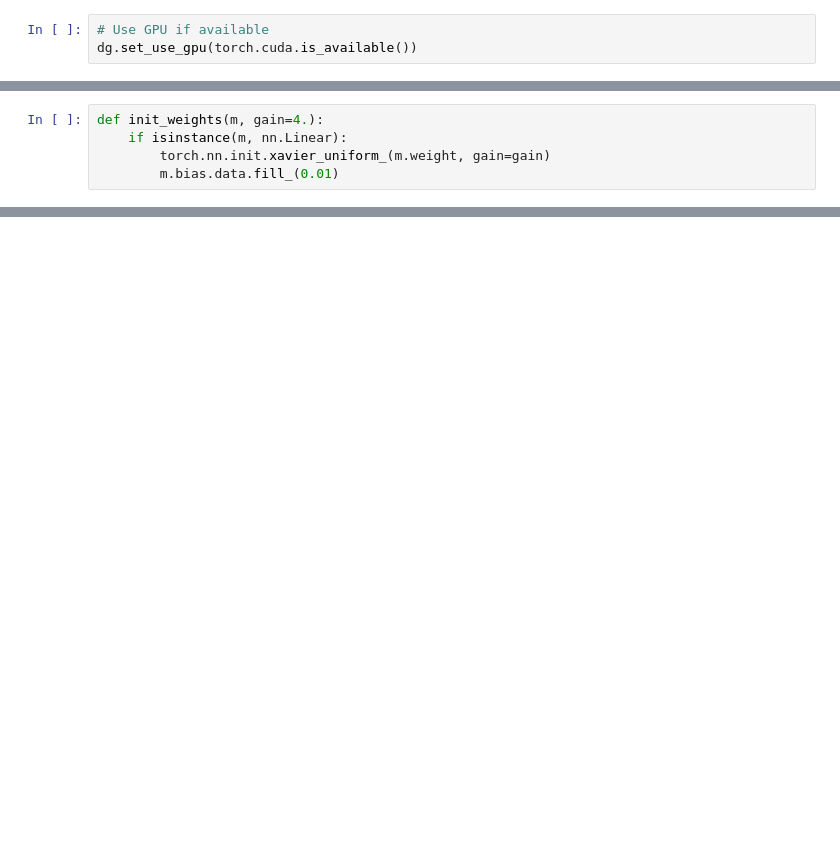
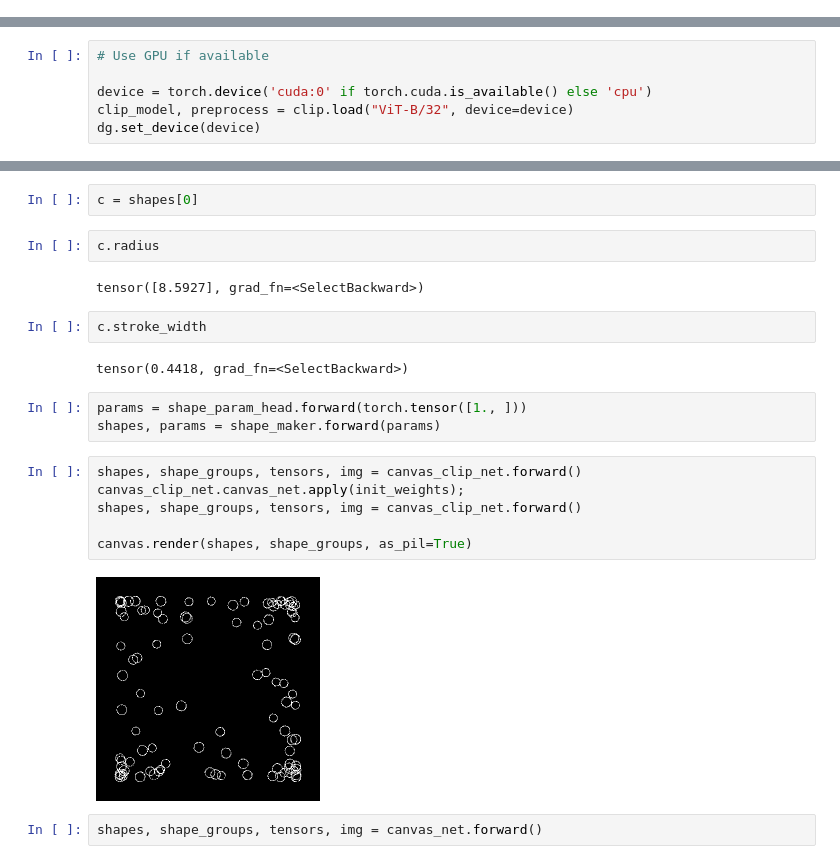
Before and after one commit to ANaka/genpen, a Jupyter notebook: scratch/068_refactor.ipynb, the cells around one changed output, grey strips where cells are left out. Cells and saved outputs as stored; diff of their text form; blank space fills up the shorter version.

```diff
--- a/scratch/068_refactor.ipynb
+++ b/scratch/068_refactor.ipynb
@@ -62,3 +0,0 @@ from genpen.diffvg import diffvg as gdg
-# %%
-# Use GPU if available
-dg.set_use_gpu(torch.cuda.is_available())
@@ -232,5 +0,0 @@ canvas_net = CanvasNet(
-# %%
-def init_weights(m, gain=4.):
-    if isinstance(m, nn.Linear):
-        torch.nn.init.xavier_uniform_(m.weight, gain=gain)
-        m.bias.data.fill_(0.01)
@@ -360,0 +65,6 @@ saved 20220701-161945_445387-bbd12-d39635 to s3://algorithmic-ink/current_nft_id
+# %%
+# Use GPU if available
+
+device = torch.device('cuda:0' if torch.cuda.is_available() else 'cpu')
+clip_model, preprocess = clip.load("ViT-B/32", device=device)
+dg.set_device(device)
@@ -360,0 +274,23 @@ saved 20220701-161945_445387-bbd12-d39635 to s3://algorithmic-ink/current_nft_id
+# %%
+c = shapes[0]
+# %%
+c.radius
+# %% [output]
+tensor([8.5927], grad_fn=<SelectBackward>)
+# %%
+c.stroke_width
+# %% [output]
+tensor(0.4418, grad_fn=<SelectBackward>)
+# %%
+params = shape_param_head.forward(torch.tensor([1., ]))
+shapes, params = shape_maker.forward(params)
+# %%
+shapes, shape_groups, tensors, img = canvas_clip_net.forward()
+canvas_clip_net.canvas_net.apply(init_weights);
+shapes, shape_groups, tensors, img = canvas_clip_net.forward()
+
+canvas.render(shapes, shape_groups, as_pil=True)
+# %% [output]
+[figure, added]
+# %%
+shapes, shape_groups, tensors, img = canvas_net.forward()
```
Also changed, not shown: parts of 64 cells of this notebook, 1 other file.
